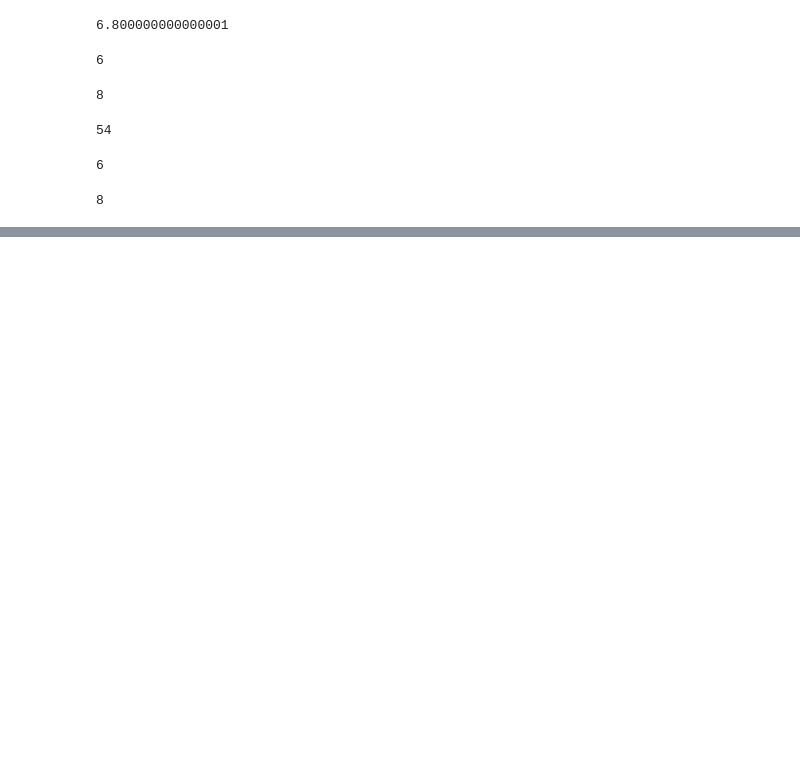
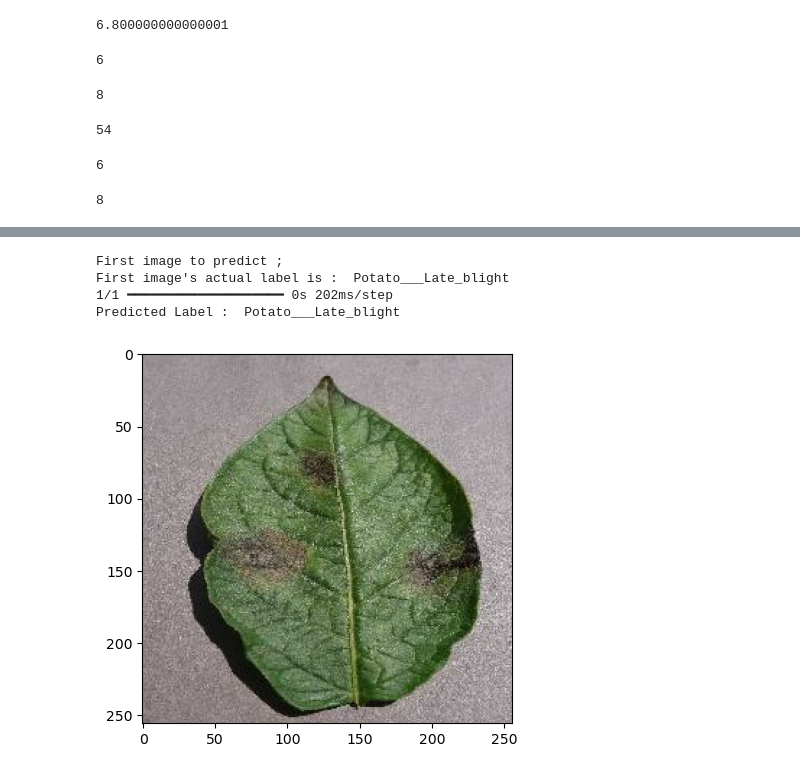
Before and after one commit to MadhumithaKolkar/CropCure-AI, a Jupyter notebook: training/potato_disease_classifier.ipynb, the cells around one changed output, grey strips where cells are left out. Cells and saved outputs as stored; diff of their text form; code cells hidden in the pictures; blank space fills up the shorter version.

Commit message:
Adding model

```diff
--- a/training/potato_disease_classifier.ipynb
+++ b/training/potato_disease_classifier.ipynb
@@ -205,0 +269,19 @@ Epoch 50/50
+# %%
+import numpy as np
+for images_batch, labels_batch in test_ds.take(1):
+
+    first_image = (images_batch[0].numpy().astype('uint8'))
+    first_label = labels_batch[0].numpy()
+
+    print("First image to predict ; ")
+    plt.imshow(first_image)
+    print("First image's actual label is : ",class_names[first_label])
+
+    batch_predictions = model.predict(images_batch)
+    print("Predicted Label : ",class_names[np.argmax(batch_predictions[0])])
+# %% [output]
+First image to predict ;
+First image's actual label is :  Potato___Late_blight
+1/1 ━━━━━━━━━━━━━━━━━━━━ 0s 202ms/step
+Predicted Label :  Potato___Late_blight
+[figure, added]
```
Also changed, not shown: parts of 17 cells of this notebook, 1 other file.
